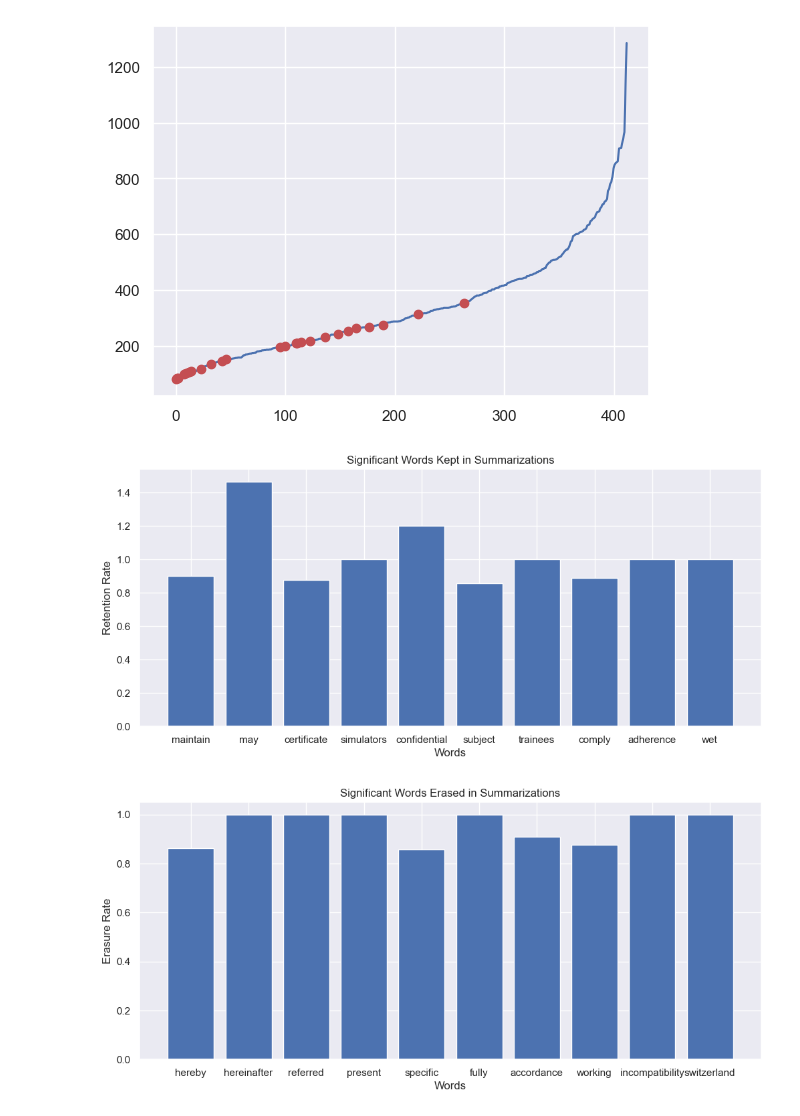
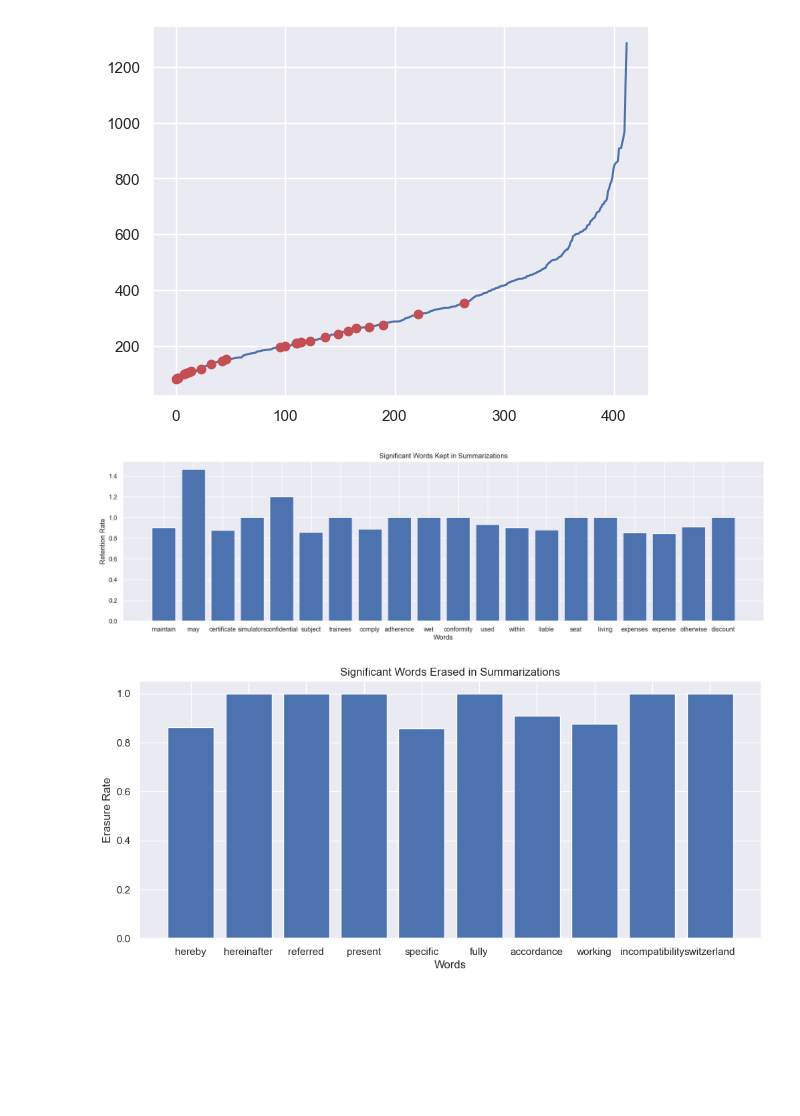
Before and after one commit to alexandreabela/Text_Summarization, a Jupyter notebook: data_vizualization.ipynb, the cells around one changed output. Cells and saved outputs as stored; diff of their text form; code cells hidden in the pictures; blank space fills up the shorter version.

```diff
--- a/data_vizualization.ipynb
+++ b/data_vizualization.ipynb
@@ -154,17 +155,17 @@ significant_words_erased_lemma = [word for word in retention_rates_lemma if rete
 # %%
 # Visualize the results
 # (You can use matplotlib, seaborn, or any other plotting library)
 
 # Example: Bar chart for significant words kept
-plt.figure(figsize=(12, 5))
+plt.figure(figsize=(20, 5))
 
-plt.bar(significant_words_kept[:10], [retention_rates[word] for word in significant_words_kept][:10])
+plt.bar(significant_words_kept[:20], [retention_rates[word] for word in significant_words_kept][:20])
 plt.xlabel('Words')
 plt.ylabel('Retention Rate')
 plt.title('Significant Words Kept in Summarizations')
 plt.show()
 # %% [output]
-[figure, old version]
+[figure, new version]
 # %%
 plt.figure(figsize=(12, 5))
 # Example: Bar chart for significant words erased
```
Also changed, not shown: parts of 3 cells of this notebook.
